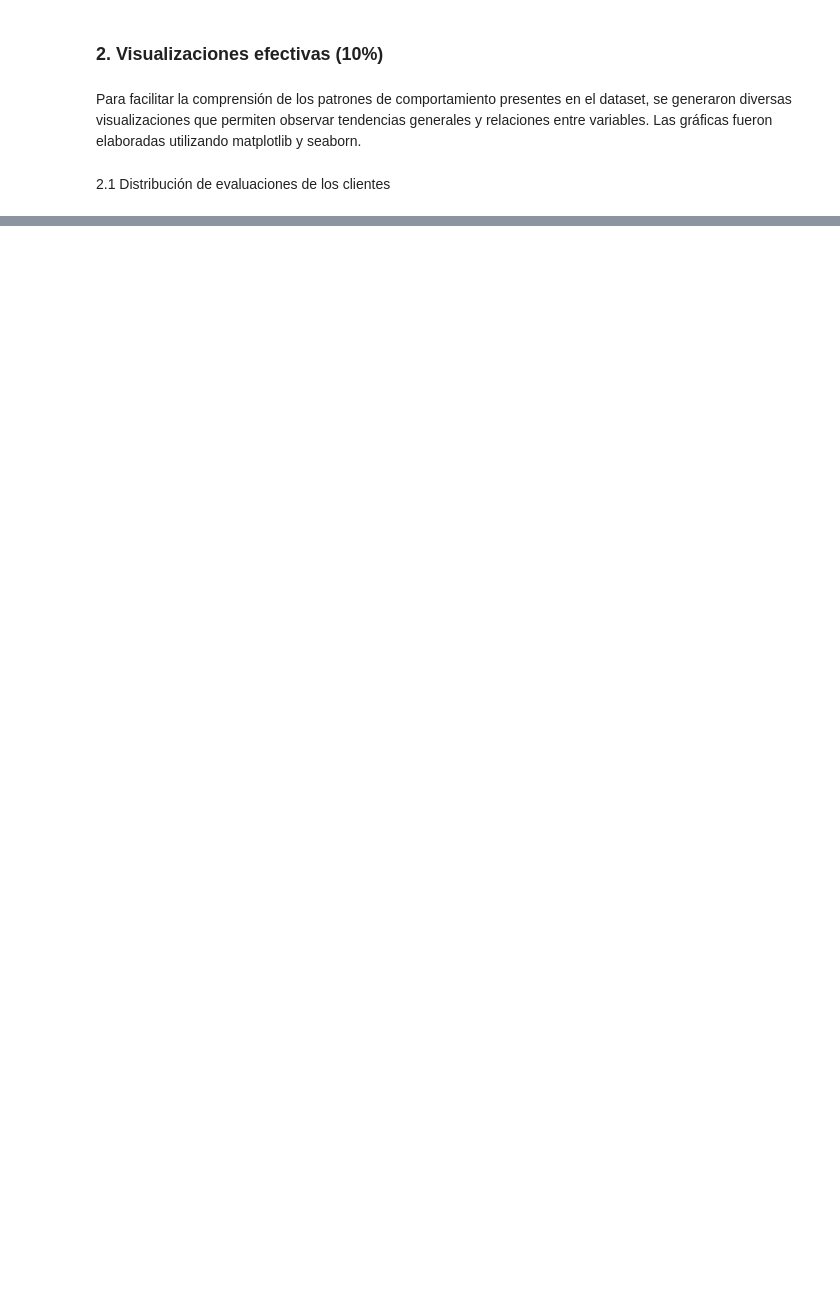
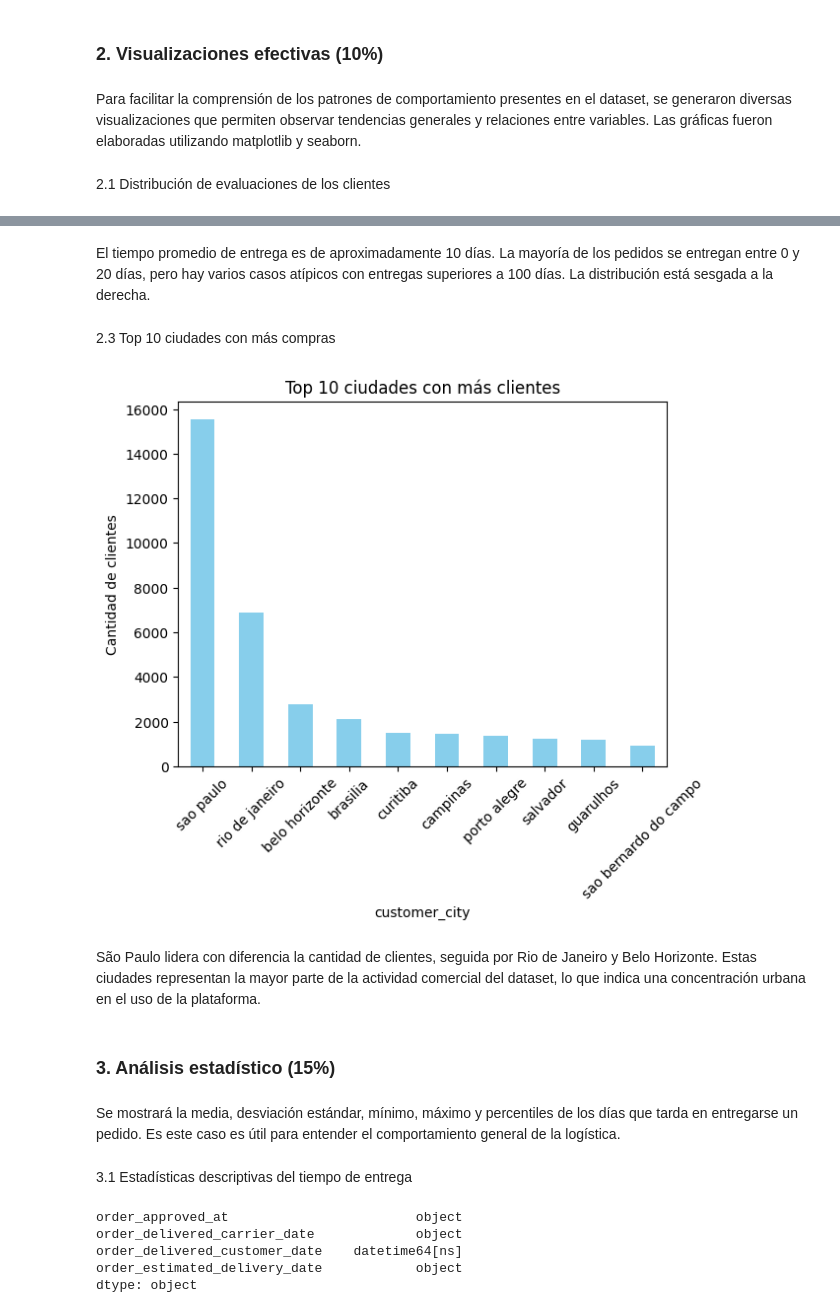
Before and after one commit to BrandonReyes0609/Proyecto3_MD, a Jupyter notebook: main.ipynb, the cells around one changed output, grey strips where cells are left out. Cells and saved outputs as stored; diff of their text form; code cells hidden in the pictures; blank space fills up the shorter version.

```diff
--- a/main.ipynb
+++ b/main.ipynb
@@ -78,0 +122,35 @@ plt.show()
+# %% [markdown]
+El tiempo promedio de entrega es de aproximadamente 10 días. La mayoría de los pedidos se entregan entre 0 y 20 días, pero hay varios casos atípicos con entregas superiores a 100 días. La distribución está sesgada a la derecha.
+# %% [markdown]
+2.3 Top 10 ciudades con más compras
+# %%
+top_cities = customers["customer_city"].value_counts().head(10)
+top_cities.plot(kind='bar', color='skyblue')
+plt.title("Top 10 ciudades con más clientes")
+plt.ylabel("Cantidad de clientes")
+plt.xticks(rotation=45)
+plt.show()
+# %% [output]
+[figure, added]
+# %% [markdown]
+São Paulo lidera con diferencia la cantidad de clientes, seguida por Rio de Janeiro y Belo Horizonte. Estas ciudades representan la mayor parte de la actividad comercial del dataset, lo que indica una concentración urbana en el uso de la plataforma.
+# %% [markdown]
+### 3. Análisis estadístico (15%)
+# %% [markdown]
+Se mostrará la media, desviación estándar, mínimo, máximo y percentiles de los días que tarda en entregarse un pedido.
+Es este caso es útil para entender el comportamiento general de la logística.
+# %% [markdown]
+3.1 Estadísticas descriptivas del tiempo de entrega
+# %%
+orders[[
+    "order_approved_at",
+    "order_delivered_carrier_date",
+    "order_delivered_customer_date",
+    "order_estimated_delivery_date"
+]].dtypes
+# %% [output]
+order_approved_at                        object
+order_delivered_carrier_date             object
+order_delivered_customer_date    datetime64[ns]
+order_estimated_delivery_date            object
+dtype: object
```
Also changed, not shown: parts of 7 cells of this notebook.
